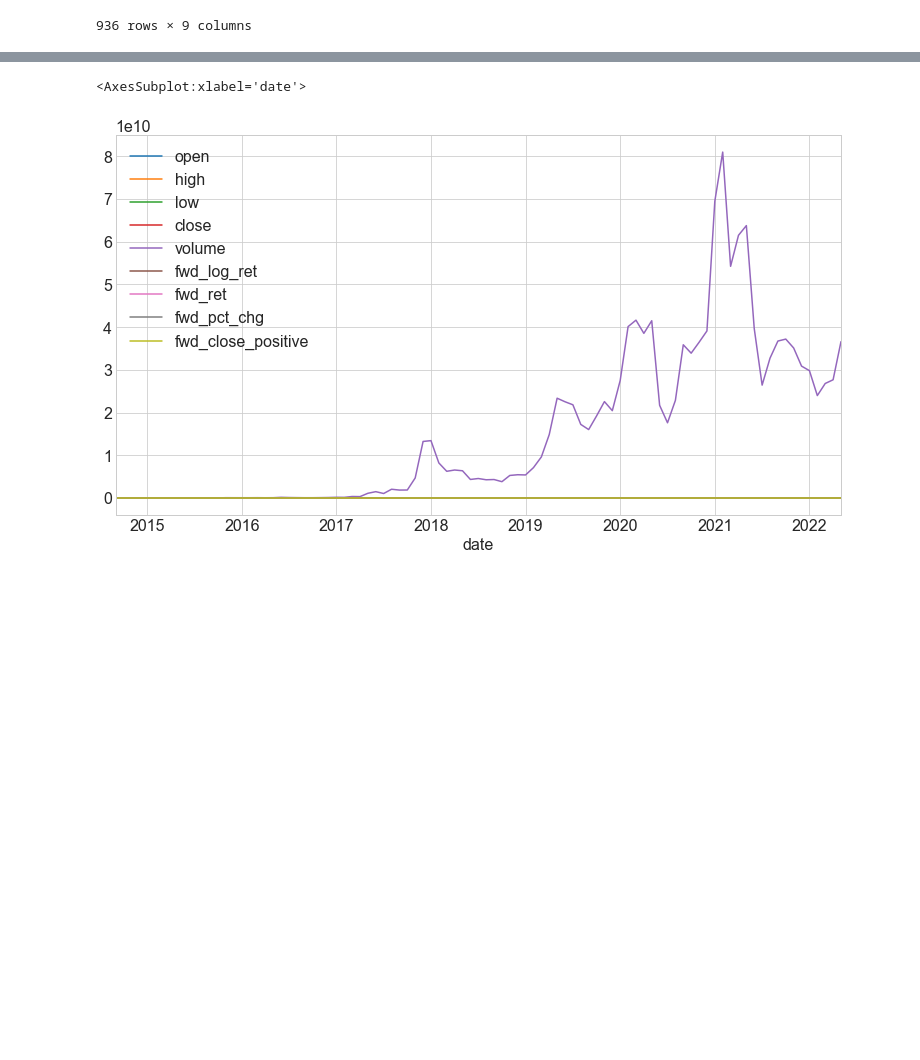
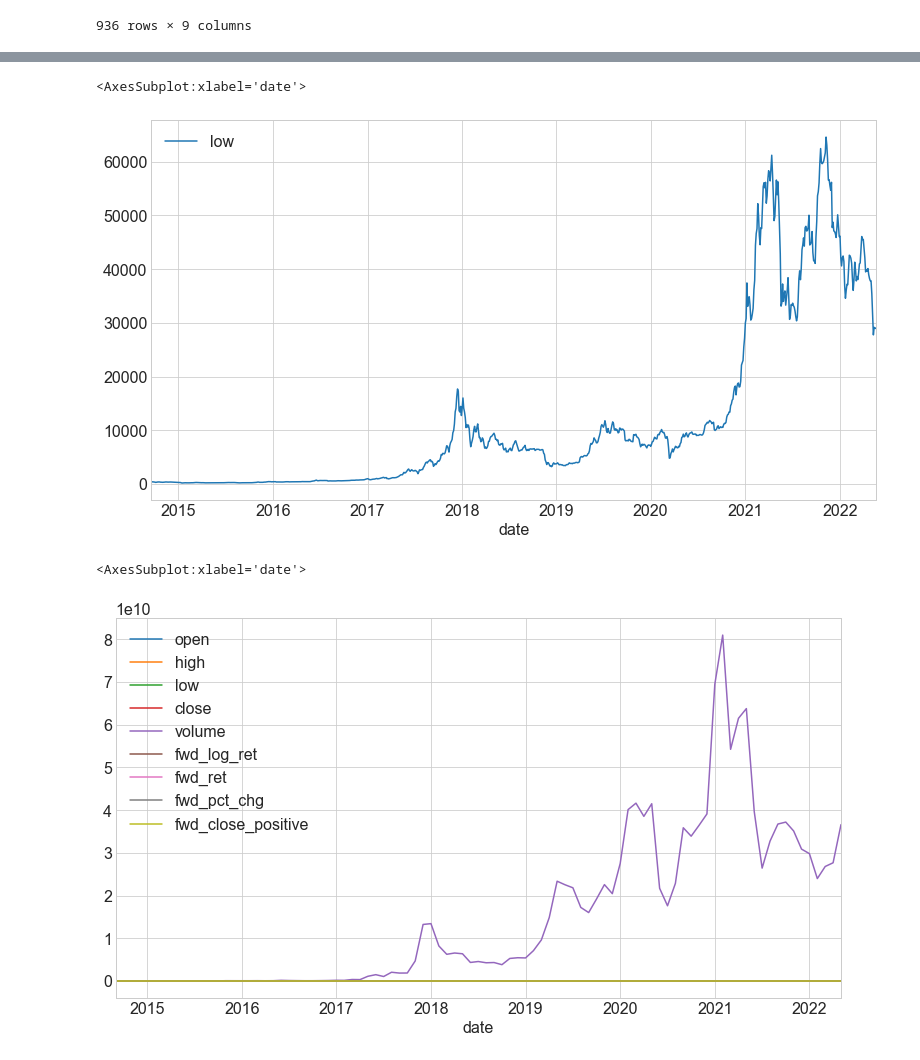
Before and after one commit to FinancialForecasters/financial_forecaster, a Jupyter notebook: aj_notebook.ipynb, the cells around one changed output, grey strips where cells are left out. Cells and saved outputs as stored; diff of their text form; code cells hidden in the pictures; blank space fills up the shorter version.

```diff
--- a/aj_notebook.ipynb
+++ b/aj_notebook.ipynb
@@ -93,3 +119,8 @@ df.resample('3D').mean()
+# %%
+df[['low']].resample('3D').mean().plot()
+# %% [output]
+<AxesSubplot:xlabel='date'>
+[figure, added]
 # %%
 df.resample('M').mean().plot()
 # %% [output]
```
Also changed, not shown: parts of 18 cells of this notebook.
